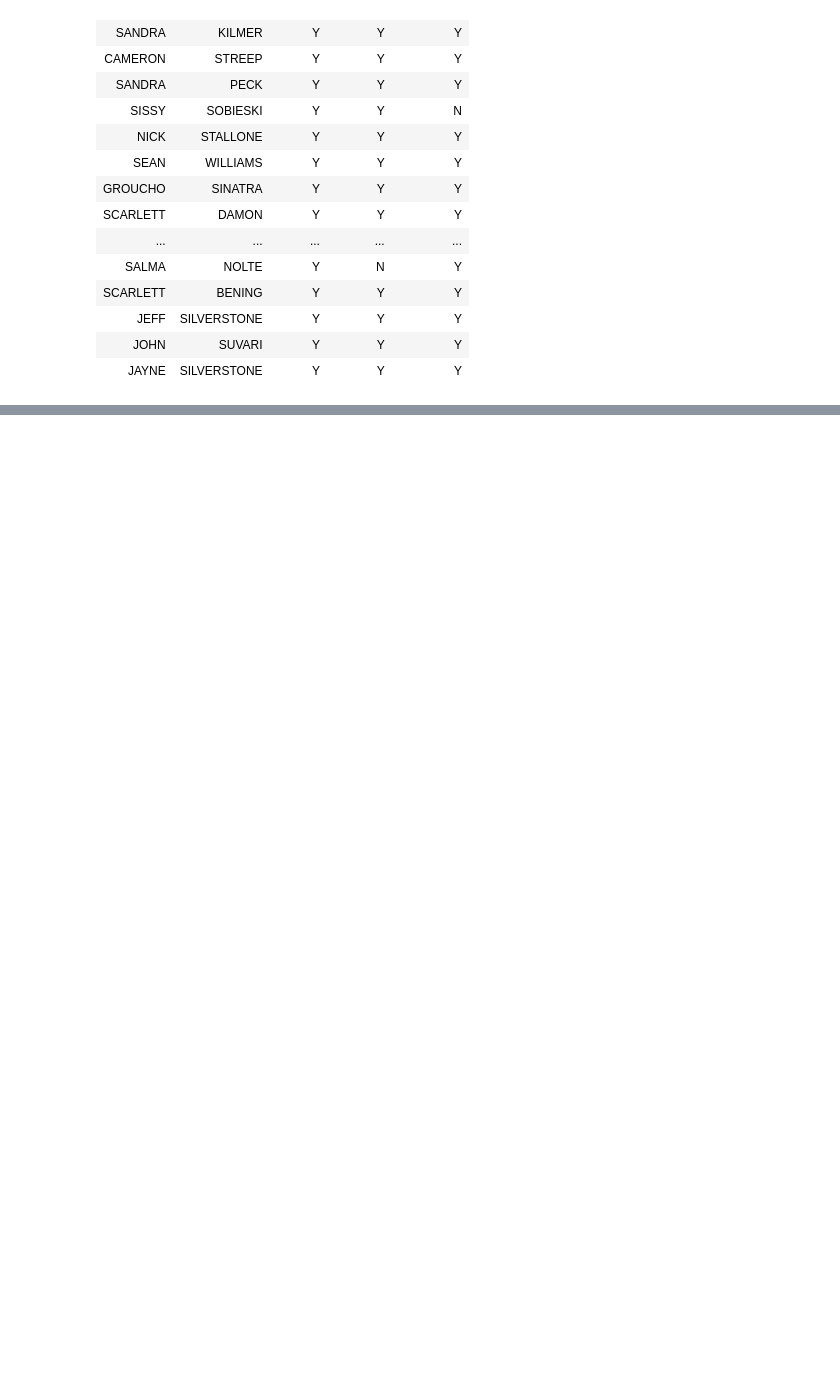
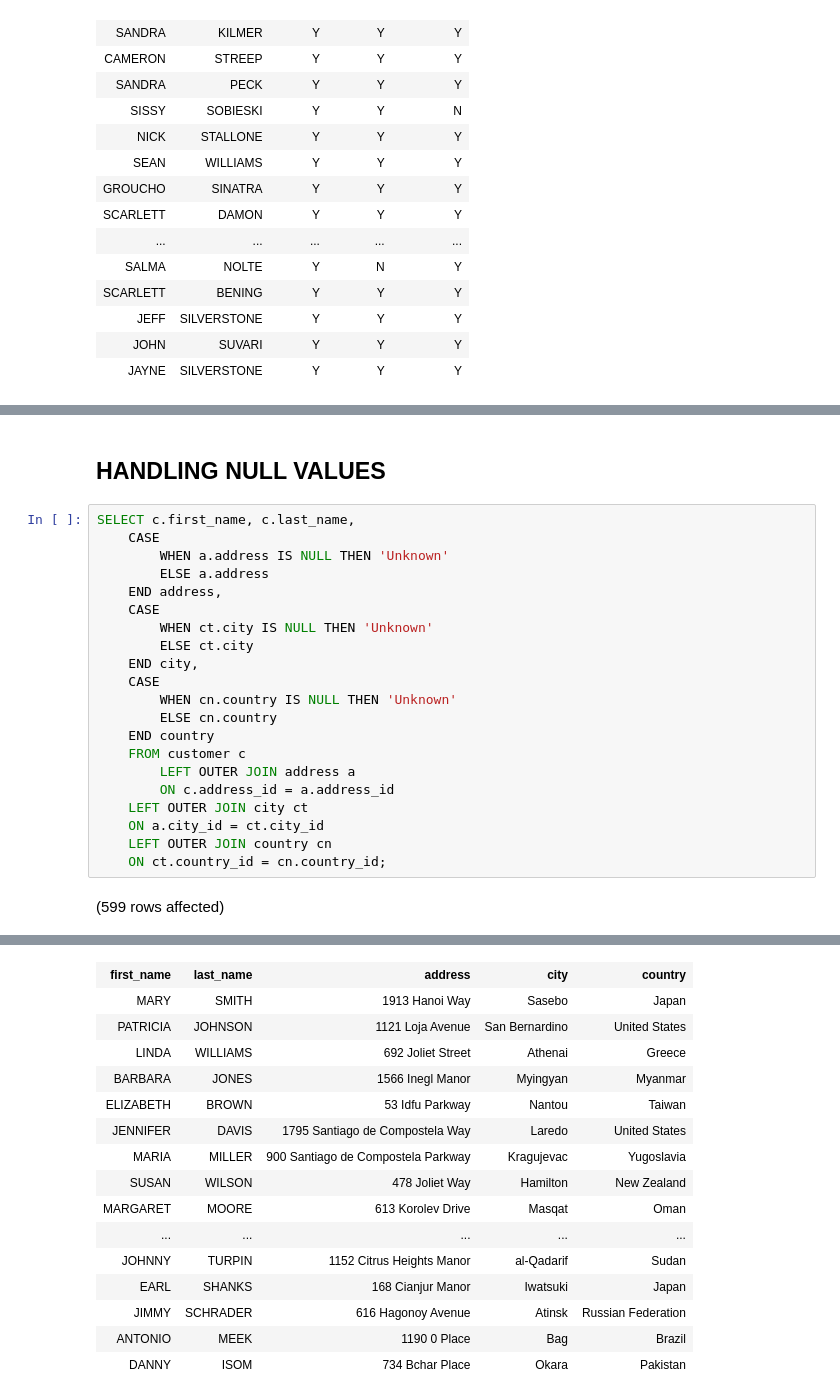
Before and after one commit to ferreira-mr/livroLearningSQL_AlanBeaulieu, a Jupyter notebook: chapter11_ConditionalLogic.ipynb, the cells around one changed output, grey strips where cells are left out. Saved outputs shown, nothing was run; the diff lists cells and outputs as text; blank space fills up the shorter version.

```diff
--- a/chapter11_ConditionalLogic.ipynb
+++ b/chapter11_ConditionalLogic.ipynb
@@ -119,0 +207,25 @@ Total execution time: 00:00:00.026
+# %% [markdown]
+## HANDLING NULL VALUES
+# %%
+SELECT c.first_name, c.last_name,
+    CASE
+        WHEN a.address IS NULL THEN 'Unknown'
+        ELSE a.address
+    END address,
+    CASE
+        WHEN ct.city IS NULL THEN 'Unknown'
+        ELSE ct.city
+    END city,
+    CASE
+        WHEN cn.country IS NULL THEN 'Unknown'
+        ELSE cn.country
+    END country
+    FROM customer c
+        LEFT OUTER JOIN address a
+        ON c.address_id = a.address_id
+    LEFT OUTER JOIN city ct
+    ON a.city_id = ct.city_id
+    LEFT OUTER JOIN country cn
+    ON ct.country_id = cn.country_id;
+# %% [output]
+(599 rows affected)
@@ -119,0 +233,16 @@ Total execution time: 00:00:00.026
+| first_name | last_name | address | city | country |
+| MARY | SMITH | 1913 Hanoi Way | Sasebo | Japan |
+| PATRICIA | JOHNSON | 1121 Loja Avenue | San Bernardino | United States |
+| LINDA | WILLIAMS | 692 Joliet Street | Athenai | Greece |
+| BARBARA | JONES | 1566 Inegl Manor | Myingyan | Myanmar |
+| ELIZABETH | BROWN | 53 Idfu Parkway | Nantou | Taiwan |
+| JENNIFER | DAVIS | 1795 Santiago de Compostela Way | Laredo | United States |
+| MARIA | MILLER | 900 Santiago de Compostela Parkway | Kragujevac | Yugoslavia |
+| SUSAN | WILSON | 478 Joliet Way | Hamilton | New Zealand |
+| MARGARET | MOORE | 613 Korolev Drive | Masqat | Oman |
+| ... | ... | ... | ... | ... |
+| JOHNNY | TURPIN | 1152 Citrus Heights Manor | al-Qadarif | Sudan |
+| EARL | SHANKS | 168 Cianjur Manor | Iwatsuki | Japan |
+| JIMMY | SCHRADER | 616 Hagonoy Avenue | Atinsk | Russian Federation |
+| ANTONIO | MEEK | 1190 0 Place | Bag | Brazil |
+| DANNY | ISOM | 734 Bchar Place | Okara | Pakistan |
```
Also changed, not shown: parts of 7 cells of this notebook, 5 other files.
